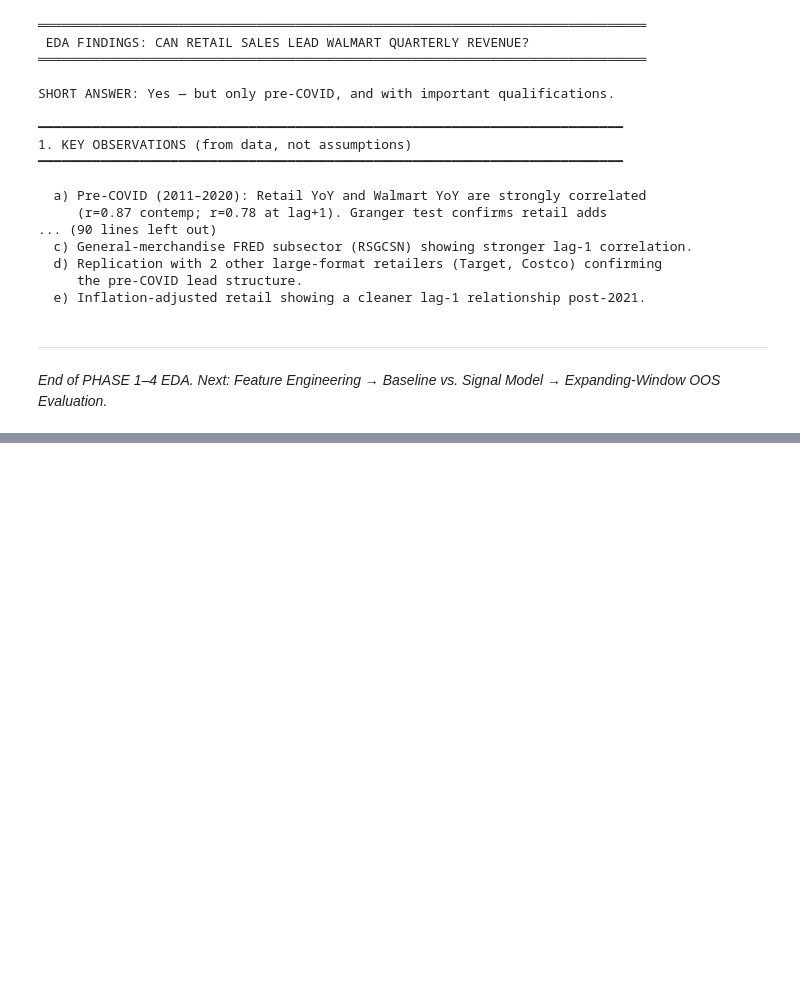
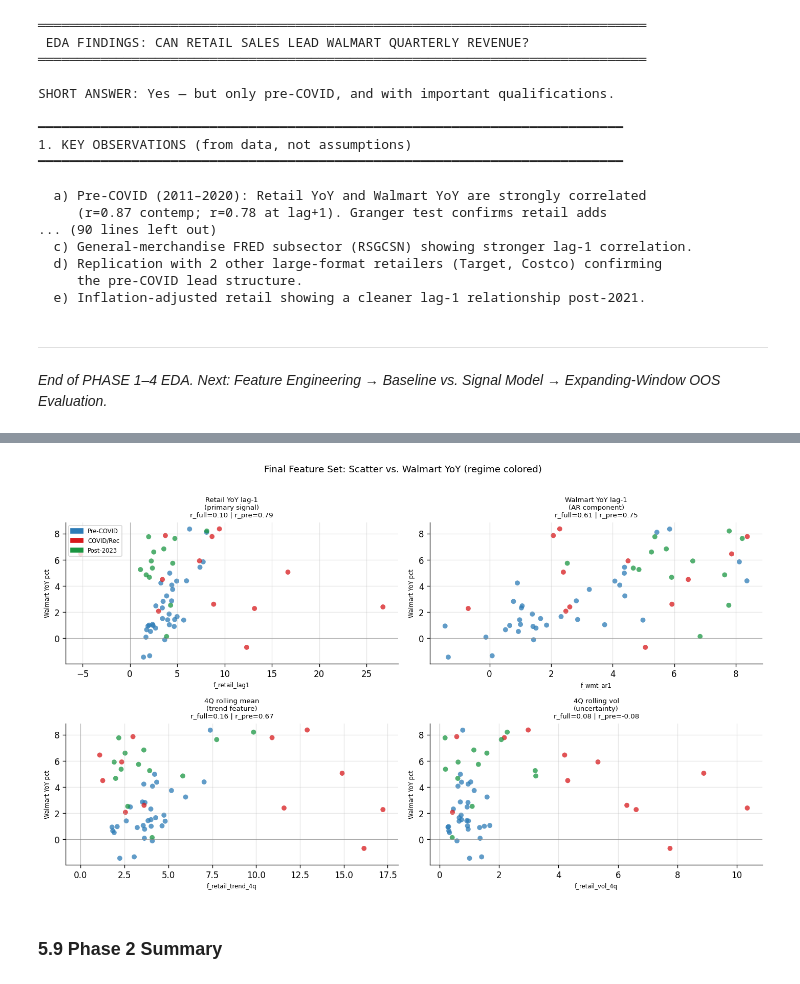
Before and after one commit to Pavan789bhanu/Analysis, a Jupyter notebook: analysis.ipynb, the cells around one changed output, grey strips where cells are left out. Saved outputs shown, nothing was run; the diff lists cells and outputs as text; code cells hidden in the pictures; blank space fills up the shorter version.

```diff
--- a/analysis.ipynb
+++ b/analysis.ipynb
@@ -1165,0 +1788,38 @@ SHORT ANSWER: Yes — but only pre-COVID, and with important qualifications.
+# %%
+# Feature scatter matrix (final set, regime-colored)
+feat_specs = [
+    ("f_retail_lag1",      "Retail YoY lag-1\n(primary signal)"),
+    ("f_wmt_ar1",          "Walmart YoY lag-1\n(AR component)"),
+    ("f_retail_trend_4q",  "4Q rolling mean\n(trend feature)"),
+    ("f_retail_vol_4q",    "4Q rolling vol\n(uncertainty)"),
+]
+
+fig, axes = plt.subplots(2, 2, figsize=(12, 7))
+for ax, (col, label) in zip(axes.flatten(), feat_specs):
+    data = features[["date", "target", col]].dropna()
+    c = data["date"].apply(
+        lambda d: ORANGE if (d >= pd.Timestamp("2020-01-01") and d < pd.Timestamp("2023-01-01"))
+                  else (GREEN if d >= pd.Timestamp("2023-01-01") else BLUE))
+    ax.scatter(data[col], data["target"], c=c, s=35, alpha=0.75, edgecolors="none")
+    if len(data) >= 5:
+        r, _ = pearsonr(data[col], data["target"])
+        pre2 = data[data["date"] < pd.Timestamp("2020-01-01")]
+        rp   = pearsonr(pre2[col], pre2["target"])[0] if len(pre2) >= 5 else float("nan")
+        ax.set_title(f"{label}\nr_full={r:.2f} | r_pre={rp:.2f}", fontsize=8)
+    ax.set_xlabel(col, fontsize=7)
+    ax.set_ylabel("Walmart YoY pct", fontsize=7)
+    ax.axhline(0, color=GRAY, linewidth=0.4)
+    ax.axvline(0, color=GRAY, linewidth=0.4)
+
+from matplotlib.patches import Patch
+legend = [Patch(color=BLUE, label="Pre-COVID"), Patch(color=ORANGE, label="COVID/Rec"),
+          Patch(color=GREEN, label="Post-2023")]
+axes[0, 0].legend(handles=legend, fontsize=7, loc="upper left")
+plt.suptitle("Final Feature Set: Scatter vs. Walmart YoY (regime colored)", fontsize=11, y=1.01)
+plt.tight_layout()
+plt.savefig("fig10_feature_matrix.png", bbox_inches="tight")
+plt.show()
+# %% [output]
+[figure, added]
+# %% [markdown]
+### 5.9 Phase 2 Summary
```
Also changed, not shown: parts of 21 cells of this notebook, 5 other files.
